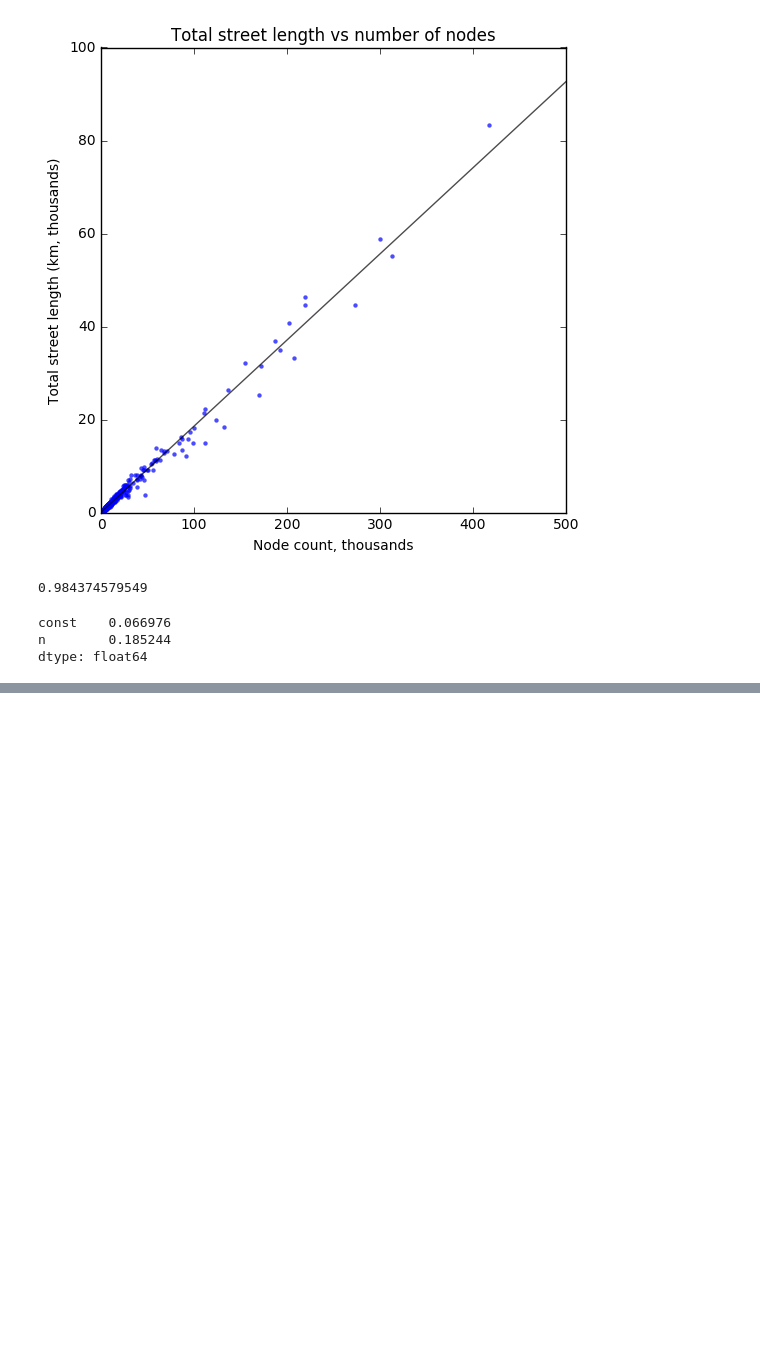
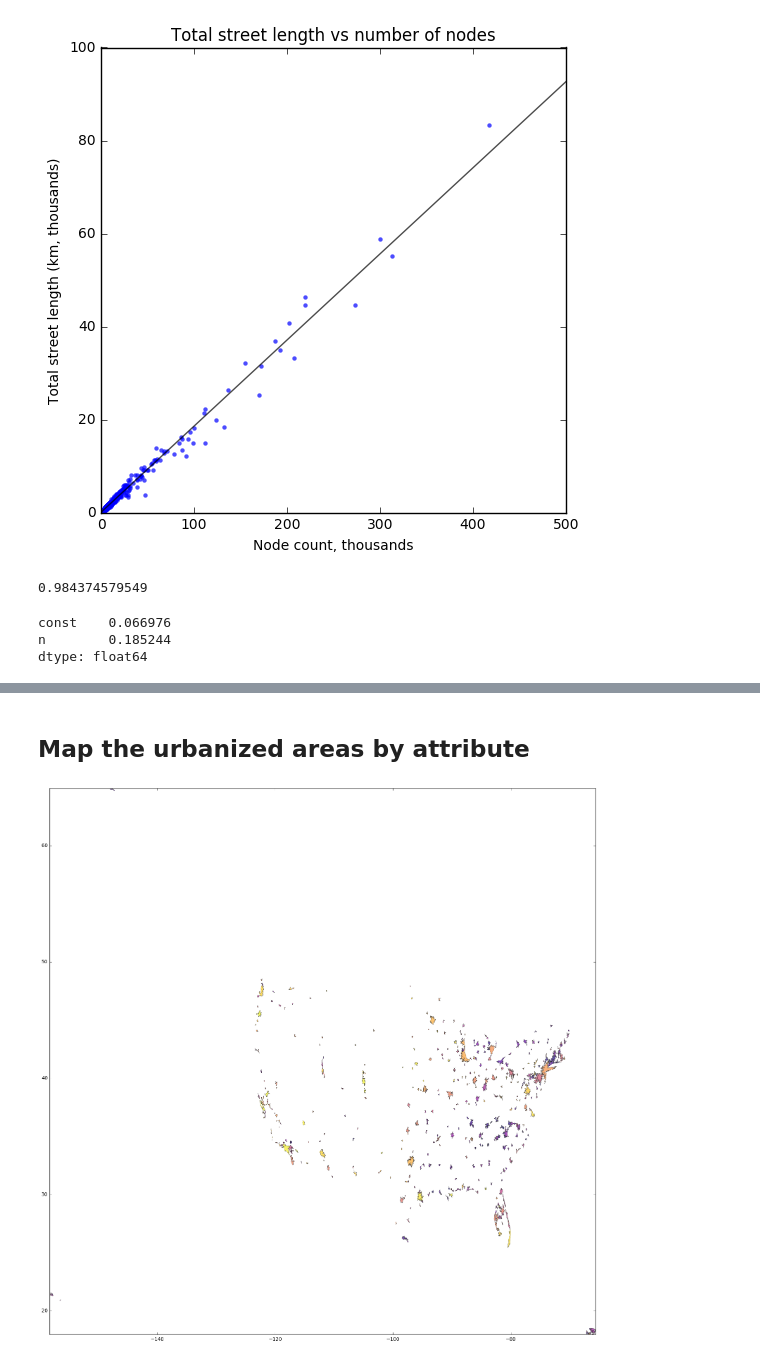
Before and after one commit to gboeing/street-network-analysis, a Jupyter notebook: urbanized-areas-usa/analyze_stats_every_us_urban_area.ipynb, the cells around one changed output, grey strips where cells are left out. Saved outputs shown, nothing was run; the diff lists cells and outputs as text; code cells hidden in the pictures; blank space fills up the shorter version.

Commit message:
updated urbanized area analysis

```diff
--- a/urbanized-areas-usa/analyze_stats_every_us_urban_area.ipynb
+++ b/urbanized-areas-usa/analyze_stats_every_us_urban_area.ipynb
@@ -183,0 +293,10 @@ dtype: float64
+# %% [markdown]
+## Map the urbanized areas by attribute
+# %%
+gdf = gpd.read_file('input_data/tl_2016_us_uac10')
+df['geoid'] = df['geoid'].astype(str)
+data = pd.merge(gdf, df, left_on='GEOID10', right_on='geoid')
+# %%
+variable = 'intersection_density_km'
+data = data[['geometry', 'city', variable]].sort_values(by=variable)
+color_list = [cm.get_cmap('plasma')(x) for x in np.linspace(0, 1, len(data))]
@@ -183,0 +306,25 @@ dtype: float64
+# %%
+fig, ax = plt.subplots(figsize=(20,20))
+
+# extract each polygon as a descartes patch, and add to a matplotlib patch collection...
+patches = []
+fc = []
+for geometry, color in zip(data['geometry'], color_list):
+    if isinstance(geometry, Polygon):
+        patches.append(PolygonPatch(geometry))
+        fc.append(color)
+    elif isinstance(geometry, MultiPolygon):
+        for subpolygon in geometry: #if geometry is multipolygon, go through each constituent subpolygon
+            patches.append(PolygonPatch(subpolygon))
+            fc.append(color)
+pc = PatchCollection(patches, facecolor=fc, linewidth=0.2, alpha=0.7)
+ax.add_collection(pc)
+
+# set the figure bounds to the polygons' bounds
+left, bottom, right, top = data.total_bounds
+ax.set_xlim((left,right))
+ax.set_ylim((bottom,top))
+#ax.axis('off')
+plt.show()
+# %% [output]
+[figure, added]
```
Also changed, not shown: parts of 15 cells of this notebook, 3 other files.
